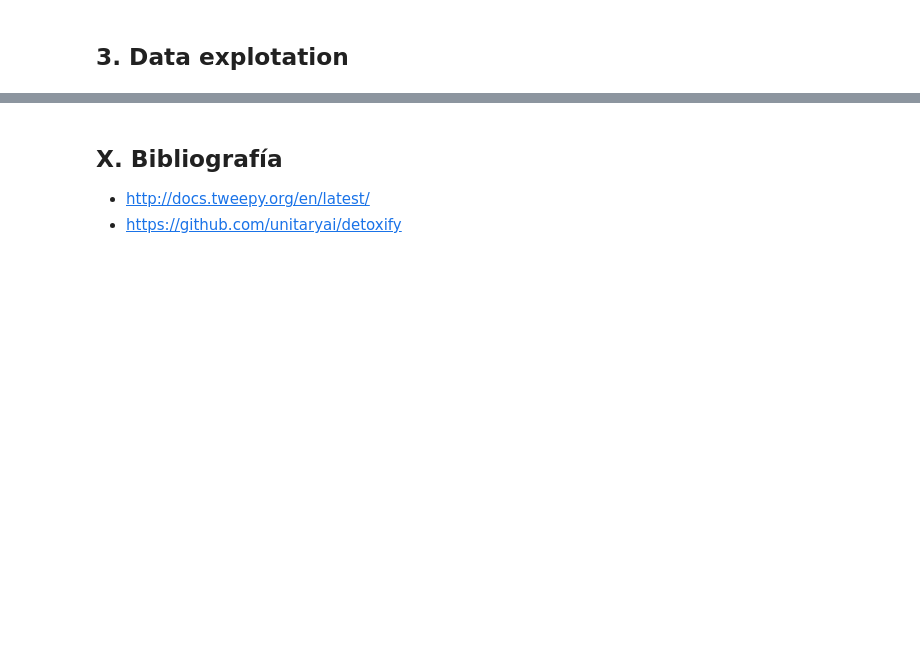
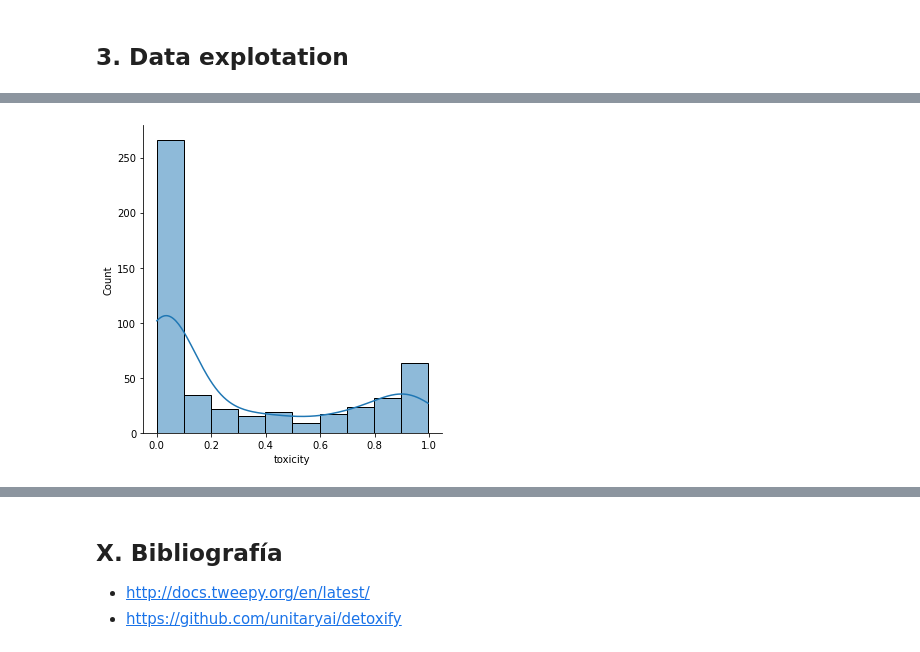
Before and after one commit to gmachinromero/project_robotodio, a Jupyter notebook: notebooks/02-multilingual-model.ipynb, the cells around one changed output, grey strips where cells are left out. Saved outputs shown, nothing was run; the diff lists cells and outputs as text; code cells hidden in the pictures; blank space fills up the shorter version.

```diff
--- a/notebooks/02-multilingual-model.ipynb
+++ b/notebooks/02-multilingual-model.ipynb
@@ -372,0 +363,4 @@ sns.catplot(data=penguins, x='bill_length_mm', y='species', hue='sex', kind='str
+# %%
+sns.displot(data=df, x='toxicity', legend=True, fill=True, kind='hist', kde=True);
+# %% [output]
+[figure, added]
```
Also changed, not shown: parts of 18 cells of this notebook.
